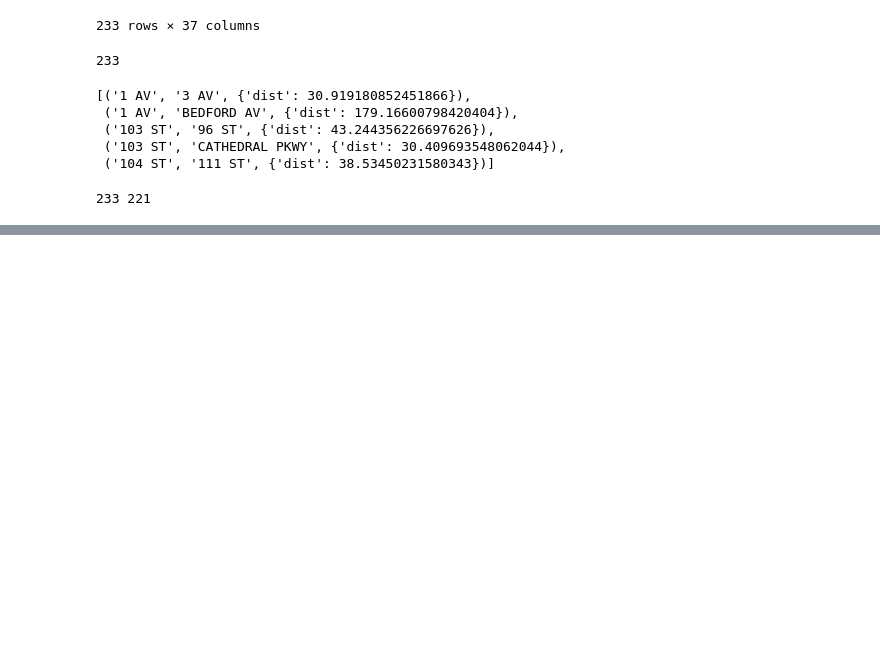
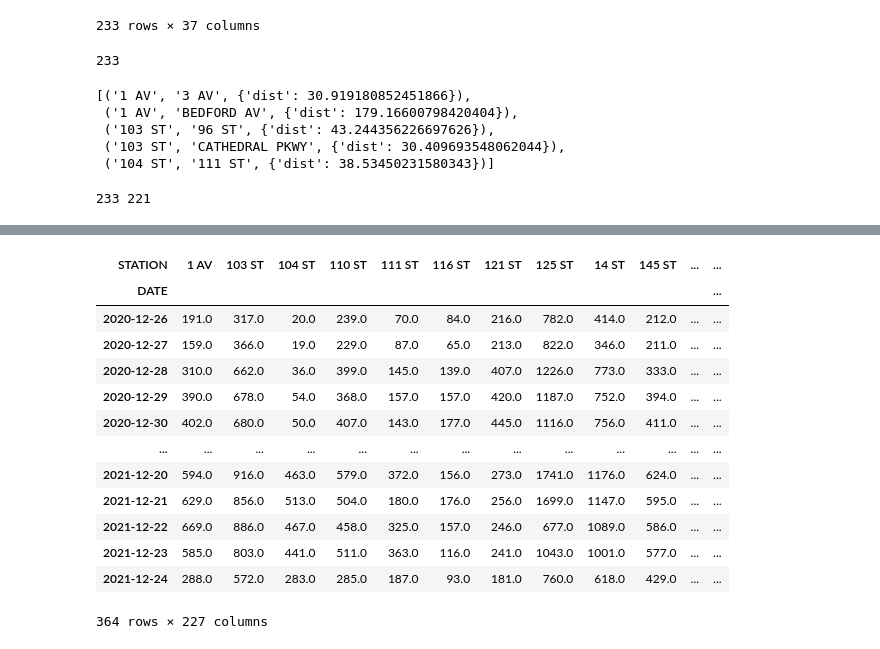
Before and after one commit to Eldervald/traffic-extrapolation, a Jupyter notebook: mta/data_preparation.ipynb, the cells around one changed output, grey strips where cells are left out. Saved outputs shown, nothing was run; the diff lists cells and outputs as text; code cells hidden in the pictures; blank space fills up the shorter version.

```diff
--- a/mta/data_preparation.ipynb
+++ b/mta/data_preparation.ipynb
@@ -249,0 +253,3 @@ nx.readwrite.write_gpickle(G, 'data/network.gpickle')
+# %%
+mta_pivot = pd.pivot(data=mta, index='DATE', columns=['STATION'], values='ridership')
+mta_pivot.head(5)
@@ -249,0 +265,19 @@ nx.readwrite.write_gpickle(G, 'data/network.gpickle')
+# %%
+# if more than 5% of time series for a station is missed -> drop the station
+mta_pivot = mta_pivot.loc[:, mta_pivot.isna().sum() / len(mta_pivot) < 0.05]
+mta_pivot
+# %% [output]
+| STATION | 1 AV | 103 ST | 104 ST | 110 ST | 111 ST | 116 ST | 121 ST | 125 ST | 14 ST | 145 ST | ... | ... |
+| DATE |  |  |  |  |  |  |  |  |  |  |  | ... |
+| 2020-12-26 | 191.0 | 317.0 | 20.0 | 239.0 | 70.0 | 84.0 | 216.0 | 782.0 | 414.0 | 212.0 | ... | ... |
+| 2020-12-27 | 159.0 | 366.0 | 19.0 | 229.0 | 87.0 | 65.0 | 213.0 | 822.0 | 346.0 | 211.0 | ... | ... |
+| 2020-12-28 | 310.0 | 662.0 | 36.0 | 399.0 | 145.0 | 139.0 | 407.0 | 1226.0 | 773.0 | 333.0 | ... | ... |
+| 2020-12-29 | 390.0 | 678.0 | 54.0 | 368.0 | 157.0 | 157.0 | 420.0 | 1187.0 | 752.0 | 394.0 | ... | ... |
+| 2020-12-30 | 402.0 | 680.0 | 50.0 | 407.0 | 143.0 | 177.0 | 445.0 | 1116.0 | 756.0 | 411.0 | ... | ... |
+| ... | ... | ... | ... | ... | ... | ... | ... | ... | ... | ... | ... | ... |
+| 2021-12-20 | 594.0 | 916.0 | 463.0 | 579.0 | 372.0 | 156.0 | 273.0 | 1741.0 | 1176.0 | 624.0 | ... | ... |
+| 2021-12-21 | 629.0 | 856.0 | 513.0 | 504.0 | 180.0 | 176.0 | 256.0 | 1699.0 | 1147.0 | 595.0 | ... | ... |
+| 2021-12-22 | 669.0 | 886.0 | 467.0 | 458.0 | 325.0 | 157.0 | 246.0 | 677.0 | 1089.0 | 586.0 | ... | ... |
+| 2021-12-23 | 585.0 | 803.0 | 441.0 | 511.0 | 363.0 | 116.0 | 241.0 | 1043.0 | 1001.0 | 577.0 | ... | ... |
+| 2021-12-24 | 288.0 | 572.0 | 283.0 | 285.0 | 187.0 | 93.0 | 181.0 | 760.0 | 618.0 | 429.0 | ... | ... |
+364 rows × 227 columns
```
Also changed, not shown: parts of 9 cells of this notebook, 1 other file.
